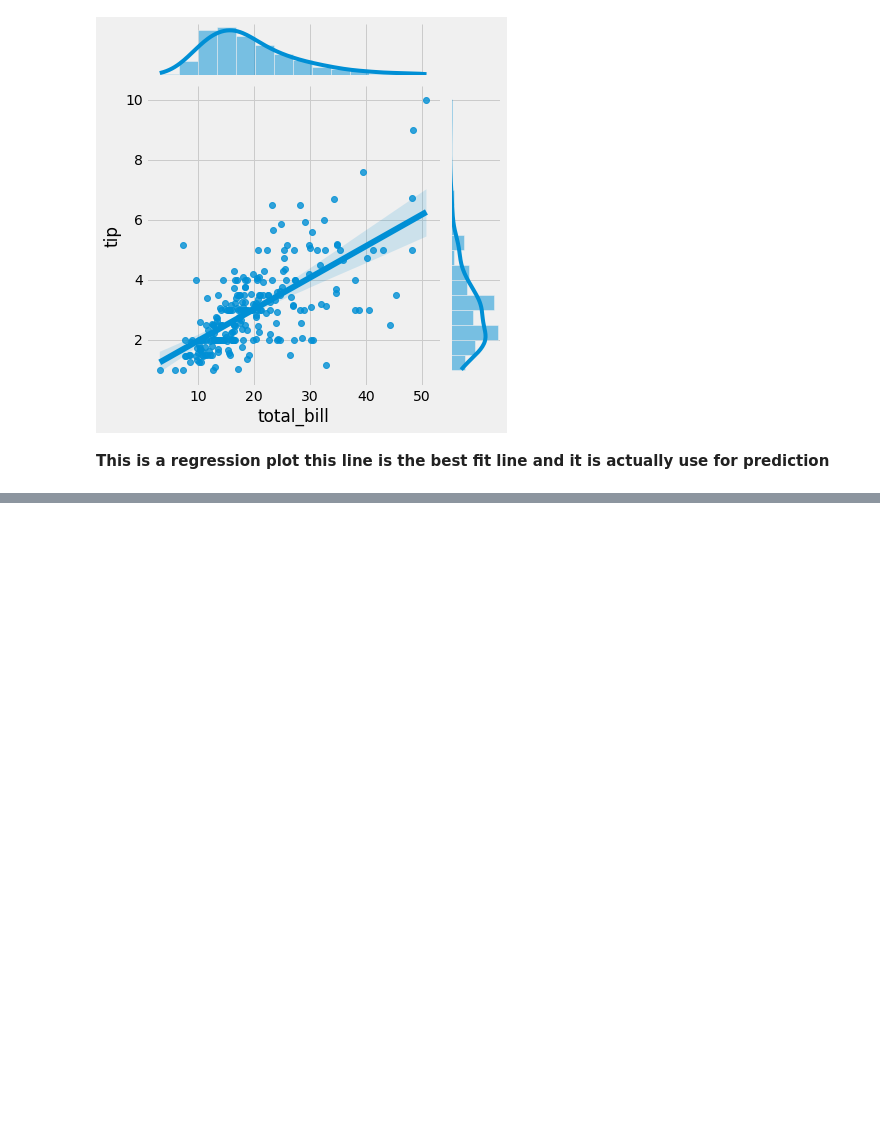
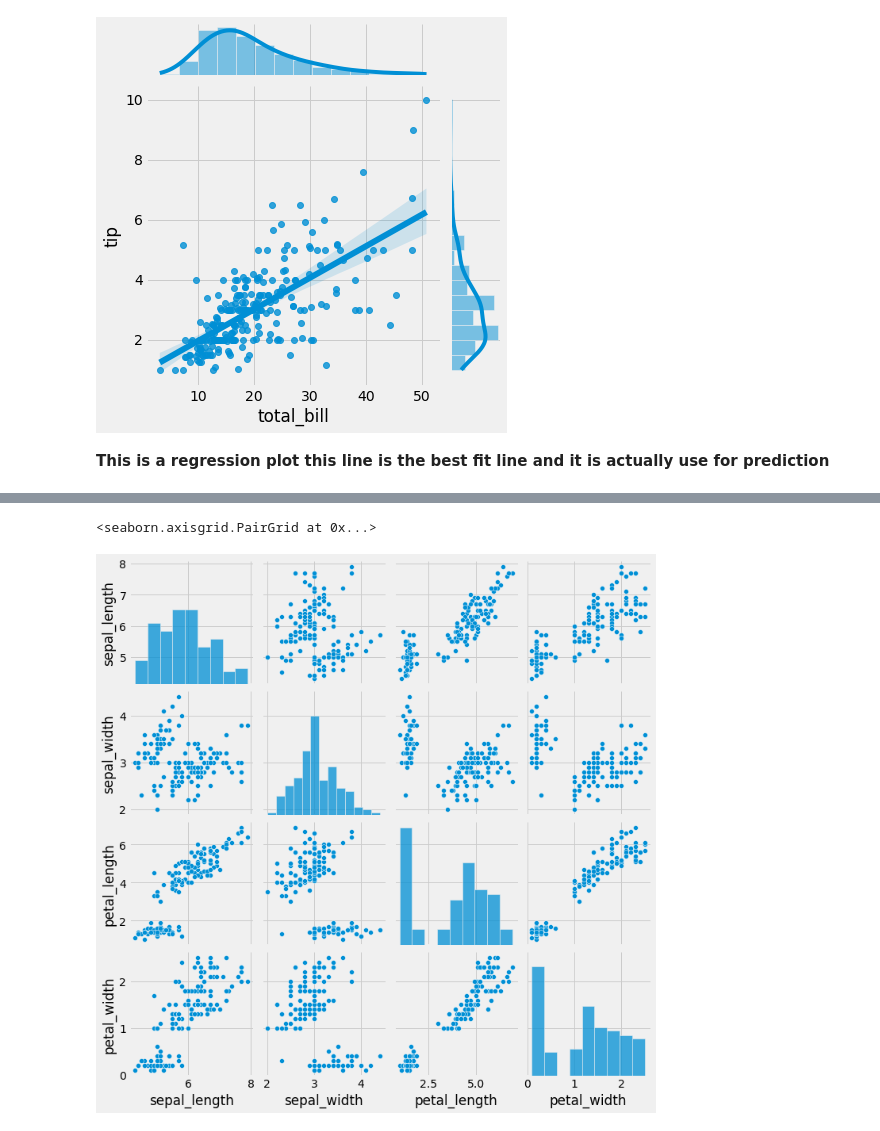
Before and after one commit to Hamza-Tahirr/Seaborn, a Jupyter notebook: Seaborn .ipynb, the cells around one changed output, grey strips where cells are left out. Cells and saved outputs as stored; diff of their text form; code cells hidden in the pictures; blank space fills up the shorter version.

Commit message:
Pair Plots

```diff
--- a/Seaborn .ipynb
+++ b/Seaborn .ipynb
@@ -400,0 +407,2 @@ sns.jointplot(x='total_bill',y='tip',data=tips,kind='reg')
+# %%
+iris=sns.load_dataset('iris')
@@ -400,0 +418,5 @@ sns.jointplot(x='total_bill',y='tip',data=tips,kind='reg')
+# %%
+sns.pairplot(iris)
+# %% [output]
+<seaborn.axisgrid.PairGrid at 0x...>
+[figure, added]
```
Also changed, not shown: parts of 9 cells of this notebook.
